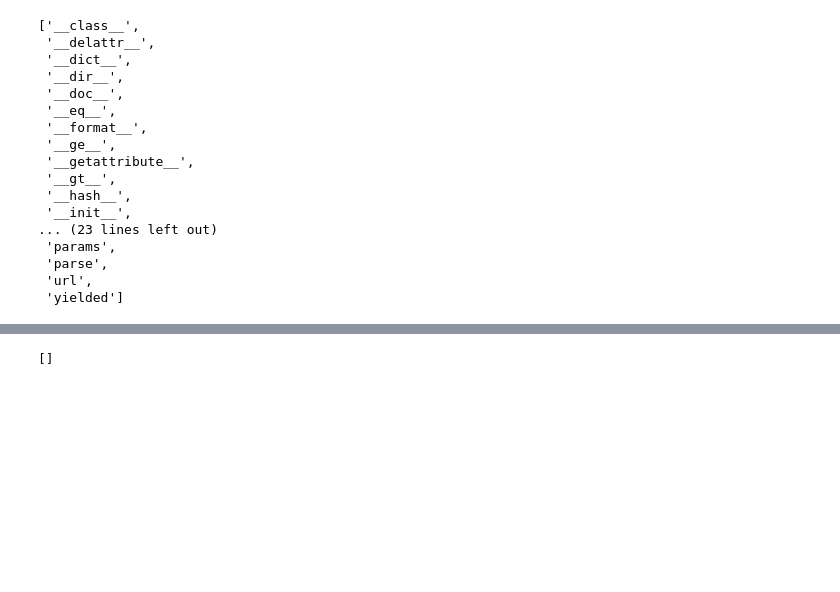
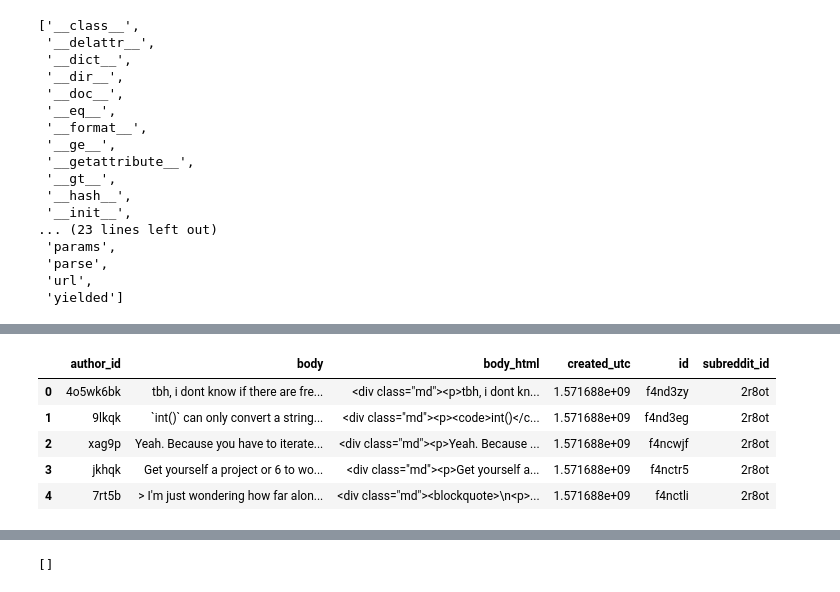
Before and after one commit to ross-fisher/DS, a Jupyter notebook: Notebook/scratch exploration.ipynb, the cells around one changed output, grey strips where cells are left out. Drawn from its saved outputs; the diff is of its cells as text; code cells hidden in the pictures; blank space fills up the shorter version.

```diff
--- a/Notebook/scratch exploration.ipynb
+++ b/Notebook/scratch exploration.ipynb
@@ -159,0 +201,9 @@ list(lpython.comments())[0:5]
+# %%
+df.head()
+# %% [output]
+|  | author_id | body | body_html | created_utc | id | subreddit_id |
+| 0 | 4o5wk6bk | tbh, i dont know if there are fre... | <div class="md"><p>tbh, i dont kn... | 1.571688e+09 | f4nd3zy | 2r8ot |
+| 1 | 9lkqk | `int()` can only convert a string... | <div class="md"><p><code>int()</c... | 1.571688e+09 | f4nd3eg | 2r8ot |
+| 2 | xag9p | Yeah. Because you have to iterate... | <div class="md"><p>Yeah. Because ... | 1.571688e+09 | f4ncwjf | 2r8ot |
+| 3 | jkhqk | Get yourself a project or 6 to wo... | <div class="md"><p>Get yourself a... | 1.571688e+09 | f4nctr5 | 2r8ot |
+| 4 | 7rt5b | > I'm just wondering how far alon... | <div class="md"><blockquote>\n<p>... | 1.571688e+09 | f4nctli | 2r8ot |
```
Also changed, not shown: parts of 17 cells of this notebook, 1 other file.
